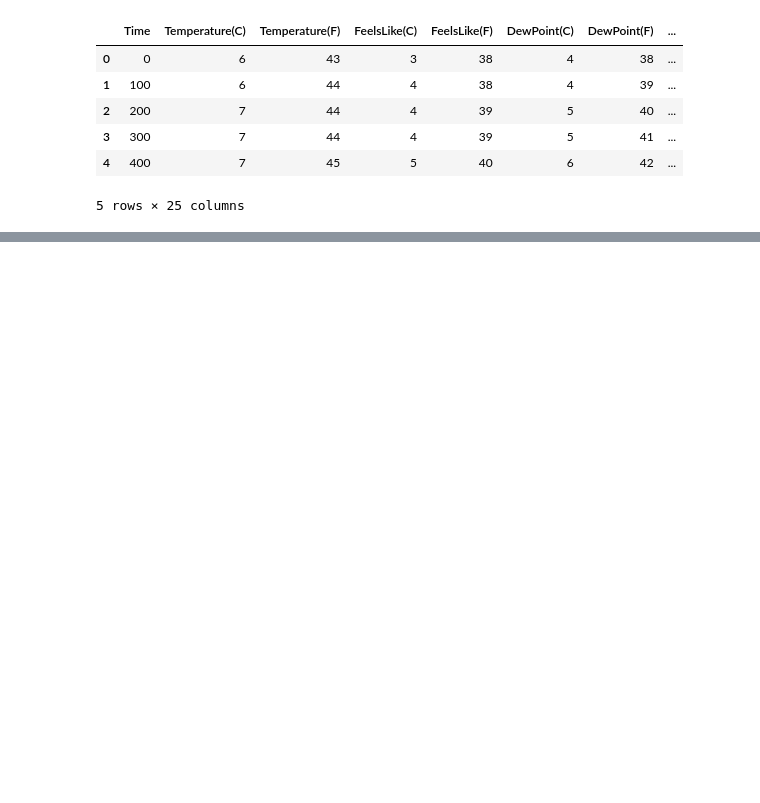
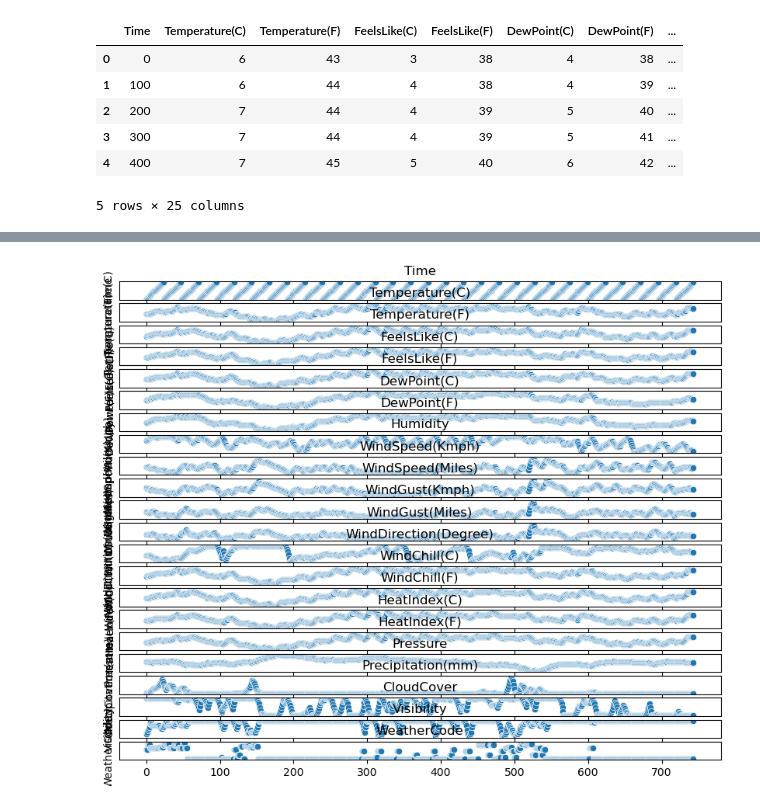
Before and after one commit to Astroficboy/petavue_assignment, a Jupyter notebook: round_3.ipynb, the cells around one changed output, grey strips where cells are left out. Drawn from its saved outputs; the diff is of its cells as text; code cells hidden in the pictures; blank space fills up the shorter version.

```diff
--- a/round_3.ipynb
+++ b/round_3.ipynb
@@ -68,0 +83,2 @@ output_csv.head()
+# %%
+numeric_columns = output_csv.select_dtypes(include=['int', 'float']).columns
@@ -68,0 +87,11 @@ output_csv.head()
+# %%
+fig, axs = plt.subplots(nrows=len(numeric_columns), figsize=(10, 8))
+for i, column in enumerate(numeric_columns):
+    sns.scatterplot(output_csv[column], ax=axs[i], cmap='coolwarm')
+    axs[i].set_title(column)
+    axs[i].set_yticks([])  # Hide y-axis ticks for cleaner visualization
+
+plt.tight_layout()
+plt.show()
+# %% [output]
+[figure, added]
```
Also changed, not shown: parts of 9 cells of this notebook.
